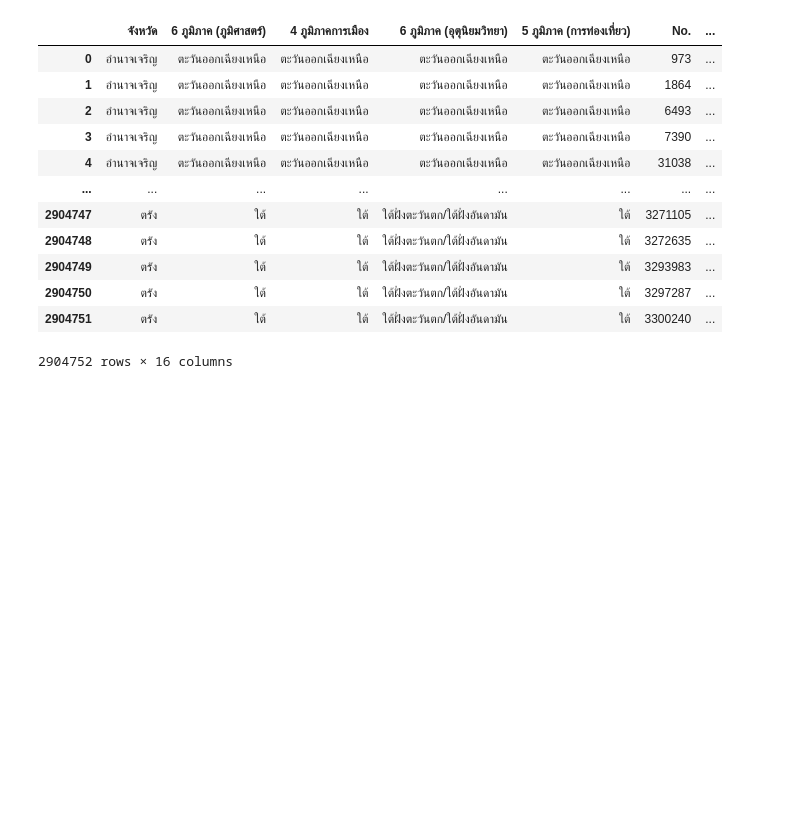
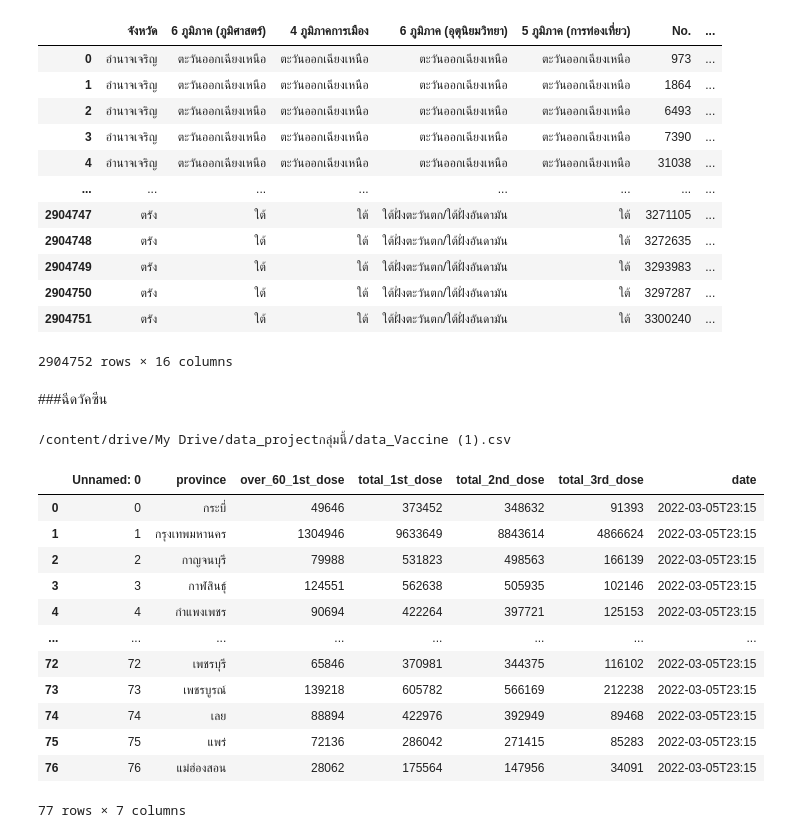
Before and after one commit to nichakornchaisuwan/data_viz_2022, a Jupyter notebook: Project_กลุ่มนี้.ipynb, the cells around one changed output. Cells and saved outputs as stored; diff of their text form; code cells hidden in the pictures; blank space fills up the shorter version.

```diff
--- a/Project_กลุ่มนี้.ipynb
+++ b/Project_กลุ่มนี้.ipynb
@@ -950,3 +950,27 @@ personalcovid_data   ## เชื่อมตารางโดยใช้ค
 | 2904750 | ตรัง | ใต้ | ใต้ | ใต้ฝั่งตะวันตก/ใต้ฝั่งอันดามัน | ใต้ | 3297287 | ... |
 | 2904751 | ตรัง | ใต้ | ใต้ | ใต้ฝั่งตะวันตก/ใต้ฝั่งอันดามัน | ใต้ | 3300240 | ... |
 2904752 rows × 16 columns
+# %% [markdown]
+###ฉีดวัคซีน
+# %%
+data_vac = os.path.join(path,'data_Vaccine (1).csv') #เอาพาร์ทที่อยู่ในไฟล์มาเชื่อมกับColab
+print(data_vac)
+# %% [output]
+/content/drive/My Drive/data_projectกลุ่มนี้/data_Vaccine (1).csv
+# %%
+data_vaccine = pd.read_csv(data_vac)  # pd.read_csv เป็นการอ่านข้อมูล แล้วตั้งชื่อตัวแปรที่เก็บไว้ว่า
+data_vaccine
+# %% [output]
+|  | Unnamed: 0 | province | over_60_1st_dose | total_1st_dose | total_2nd_dose | total_3rd_dose | date |
+| 0 | 0 | กระบี่ | 49646 | 373452 | 348632 | 91393 | 2022-03-05T23:15 |
+| 1 | 1 | กรุงเทพมหานคร | 1304946 | 9633649 | 8843614 | 4866624 | 2022-03-05T23:15 |
+| 2 | 2 | กาญจนบุรี | 79988 | 531823 | 498563 | 166139 | 2022-03-05T23:15 |
+| 3 | 3 | กาฬสินธุ์ | 124551 | 562638 | 505935 | 102146 | 2022-03-05T23:15 |
+| 4 | 4 | กำแพงเพชร | 90694 | 422264 | 397721 | 125153 | 2022-03-05T23:15 |
+| ... | ... | ... | ... | ... | ... | ... | ... |
+| 72 | 72 | เพชรบุรี | 65846 | 370981 | 344375 | 116102 | 2022-03-05T23:15 |
+| 73 | 73 | เพชรบูรณ์ | 139218 | 605782 | 566169 | 212238 | 2022-03-05T23:15 |
+| 74 | 74 | เลย | 88894 | 422976 | 392949 | 89468 | 2022-03-05T23:15 |
+| 75 | 75 | แพร่ | 72136 | 286042 | 271415 | 85283 | 2022-03-05T23:15 |
+| 76 | 76 | แม่ฮ่องสอน | 28062 | 175564 | 147956 | 34091 | 2022-03-05T23:15 |
+77 rows × 7 columns
```
Also changed, not shown: parts of 3 cells of this notebook.
